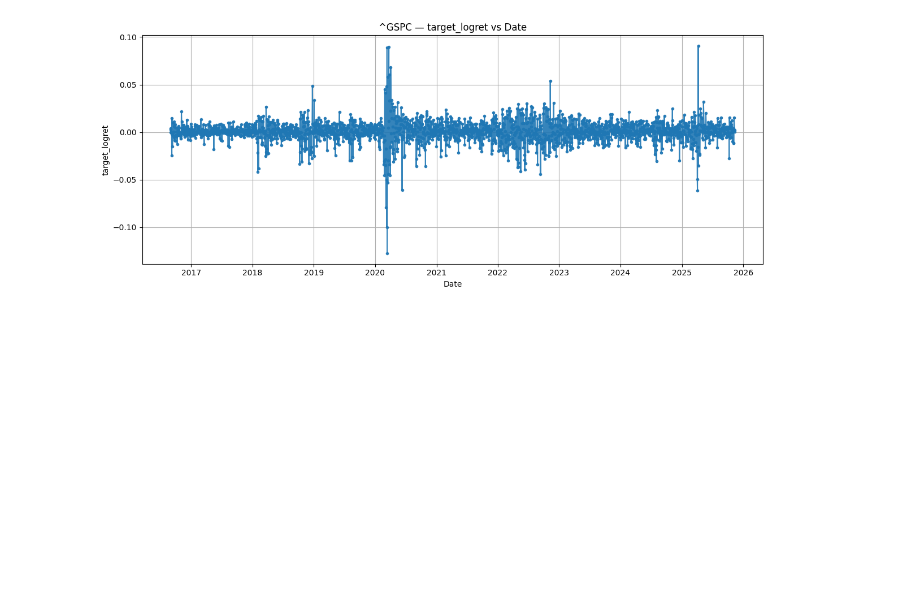
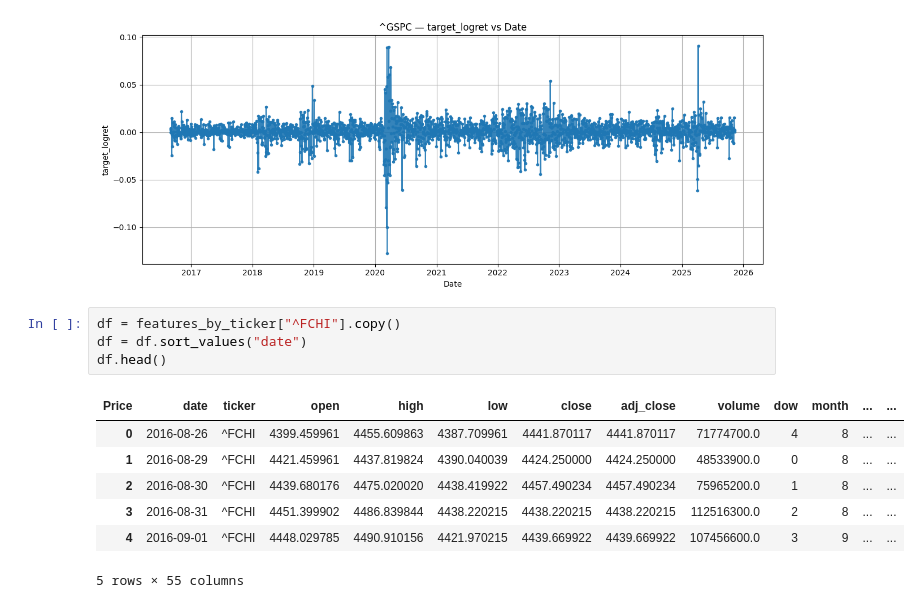
Before and after one commit to SouhaiLOps/INDEXPulse-, a Jupyter notebook: notebooks/preprocessing.ipynb, the cells around one changed output. Cells and saved outputs as stored; diff of their text form; blank space fills up the shorter version.

```diff
--- a/notebooks/preprocessing.ipynb
+++ b/notebooks/preprocessing.ipynb
@@ -301,3 +262,15 @@ plt.tight_layout()
 plt.show()
 # %% [output]
 [figure]
+# %%
+df = features_by_ticker["^FCHI"].copy()
+df = df.sort_values("date")
+df.head()
+# %% [output]
+| Price | date | ticker | open | high | low | close | adj_close | volume | dow | month | ... | ... |
+| 0 | 2016-08-26 | ^FCHI | 4399.459961 | 4455.609863 | 4387.709961 | 4441.870117 | 4441.870117 | 71774700.0 | 4 | 8 | ... | ... |
+| 1 | 2016-08-29 | ^FCHI | 4421.459961 | 4437.819824 | 4390.040039 | 4424.250000 | 4424.250000 | 48533900.0 | 0 | 8 | ... | ... |
+| 2 | 2016-08-30 | ^FCHI | 4439.680176 | 4475.020020 | 4438.419922 | 4457.490234 | 4457.490234 | 75965200.0 | 1 | 8 | ... | ... |
+| 3 | 2016-08-31 | ^FCHI | 4451.399902 | 4486.839844 | 4438.220215 | 4438.220215 | 4438.220215 | 112516300.0 | 2 | 8 | ... | ... |
+| 4 | 2016-09-01 | ^FCHI | 4448.029785 | 4490.910156 | 4421.970215 | 4439.669922 | 4439.669922 | 107456600.0 | 3 | 9 | ... | ... |
+5 rows × 55 columns
```
Also changed, not shown: parts of 10 cells of this notebook.
